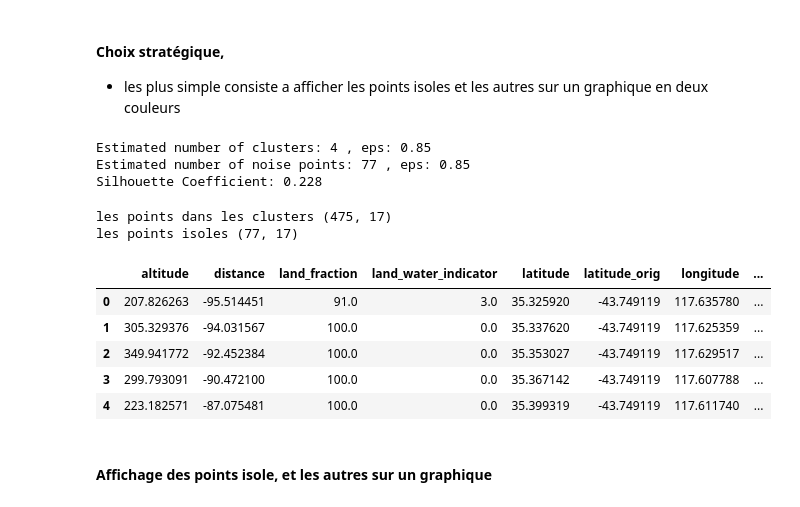
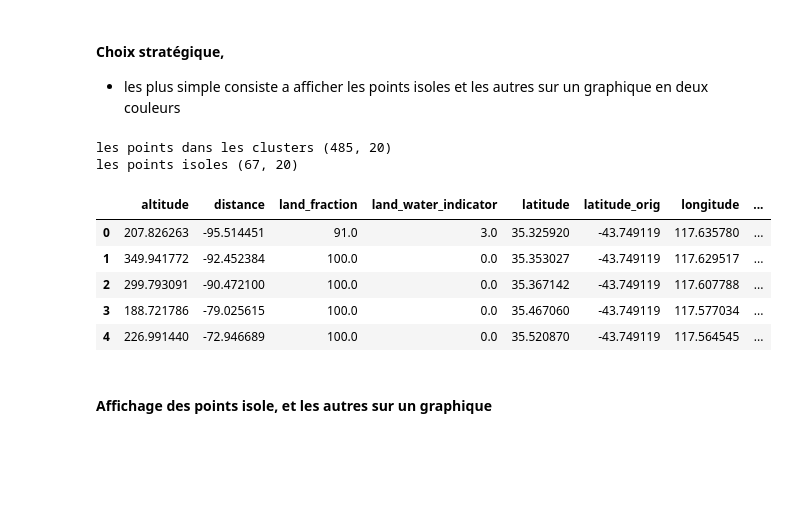
Before and after one commit to dataforgoodfr/batch7_satellite_ges, a Jupyter notebook: notebooks/oco2peak-datasets-points-isoles.ipynb, the cells around one changed output. Saved outputs shown, nothing was run; the diff lists cells and outputs as text; code cells hidden in the pictures; blank space fills up the shorter version.

Commit message:
class dbscan for isolated mesurements, and kmean class to look for optimal parameters

```diff
--- a/notebooks/oco2peak-datasets-points-isoles.ipynb
+++ b/notebooks/oco2peak-datasets-points-isoles.ipynb
@@ -211,7 +212,7 @@ print(lst)
 # %% [output]
 ['orbit', 'sounding_id', 'latitude', 'longitude', 'xco2', 'xco2_uncert', 'windspeed_u', 'windspeed_v', 'surface_pressure_apriori', 'surface_pressure', 'altitude', 'land_water_indicator', 'land_fractio ...
 # %%
-for x in ['orbit', 'sounding_id', 'latitude', 'longitude']:
+for x in ['orbit', 'sounding_id', 'latitude', 'longitude', 'latitude_orig', 'longitude_orig']:
     lst.remove(x)
 # %% [markdown]
 - Les variables entrantes dans le calcul de la densité des point
@@ -335,0 +392,3 @@ Silhouette Coefficient: 0.301
+# %%
+dbsc = Dbscan_pts_isoles()
+dbsc.search_optimal(z, True)
@@ -336,38 +413,20 @@ Silhouette Coefficient: 0.301
 # %% [markdown]
 #### Choix stratégique,
 - les plus simple consiste a afficher les points isoles et les autres sur un graphique en deux couleurs
-# %%
-#### Les points isolés pour un eps de ..
-#### a verifier sur un graphique
-if True:
-    eps = 0.85
-    min_samples = 5
-    db, class_member_mask = do_dbcluster(z, eps, min_samples)
-# %% [output]
-Estimated number of clusters: 4 , eps: 0.85
-Estimated number of noise points: 77 , eps: 0.85
-Silhouette Coefficient: 0.228
 # %%
 if True:
-    df_isole = pd.DataFrame()
-    df_incluster = pd.DataFrame()
-
-    for index, r in df.iterrows():
-        if class_member_mask[index]:
-            df_isole = df_isole.append(r, ignore_index=True)
-        else:
-            df_incluster = df_incluster.append(r, ignore_index=True)
+    df_isole, df_incluster = dbsc.predict(df)
     print('les points dans les clusters', df_incluster.shape)
     print('les points isoles', df_isole.shape)
     display(df_isole.head())
 # %% [output]
-les points dans les clusters (475, 17)
-les points isoles (77, 17)
+les points dans les clusters (485, 20)
+les points isoles (67, 20)
 |  | altitude | distance | land_fraction | land_water_indicator | latitude | latitude_orig | longitude | ... |
 | 0 | 207.826263 | -95.514451 | 91.0 | 3.0 | 35.325920 | -43.749119 | 117.635780 | ... |
-| 1 | 305.329376 | -94.031567 | 100.0 | 0.0 | 35.337620 | -43.749119 | 117.625359 | ... |
-| 2 | 349.941772 | -92.452384 | 100.0 | 0.0 | 35.353027 | -43.749119 | 117.629517 | ... |
-| 3 | 299.793091 | -90.472100 | 100.0 | 0.0 | 35.367142 | -43.749119 | 117.607788 | ... |
-| 4 | 223.182571 | -87.075481 | 100.0 | 0.0 | 35.399319 | -43.749119 | 117.611740 | ... |
+| 1 | 349.941772 | -92.452384 | 100.0 | 0.0 | 35.353027 | -43.749119 | 117.629517 | ... |
+| 2 | 299.793091 | -90.472100 | 100.0 | 0.0 | 35.367142 | -43.749119 | 117.607788 | ... |
+| 3 | 188.721786 | -79.025615 | 100.0 | 0.0 | 35.467060 | -43.749119 | 117.577034 | ... |
+| 4 | 226.991440 | -72.946689 | 100.0 | 0.0 | 35.520870 | -43.749119 | 117.564545 | ... |
 # %% [markdown]
 #### Affichage des points isole, et les autres sur un graphique
```
Also changed, not shown: parts of 18 cells of this notebook.
